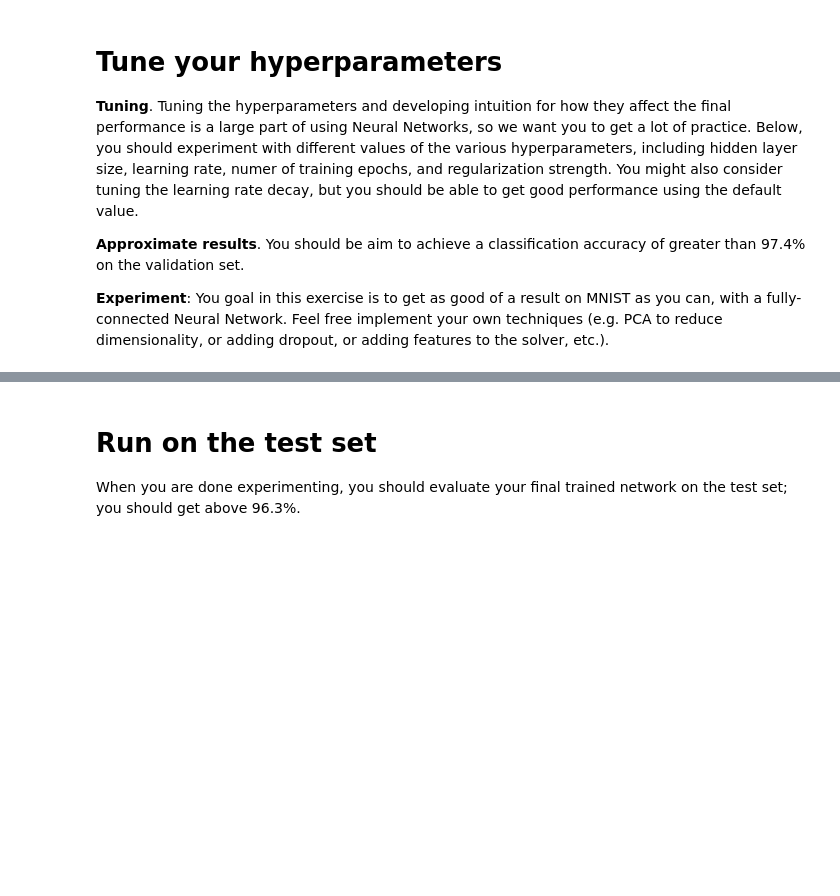
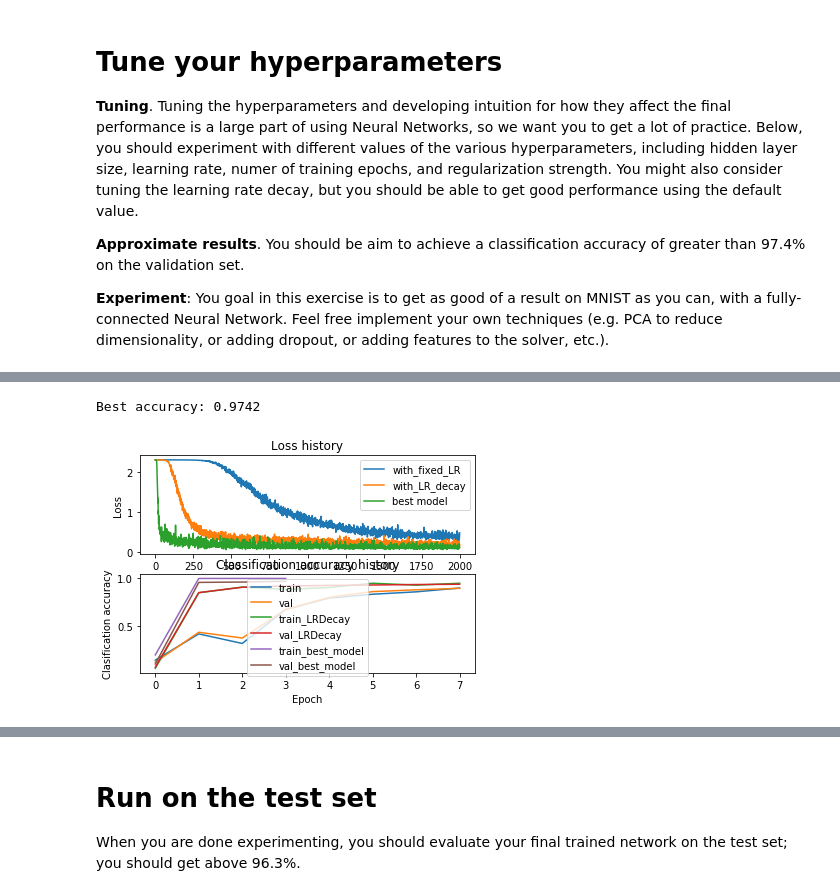
Before and after one commit to nekoteoj/pattern-recognition-work, a Jupyter notebook: HW4/hw4_prob_part1/Simple_Neural_Network_Lab.ipynb, the cells around one changed output, grey strips where cells are left out. Cells and saved outputs as stored; diff of their text form; code cells hidden in the pictures; blank space fills up the shorter version.

```diff
--- a/HW4/hw4_prob_part1/Simple_Neural_Network_Lab.ipynb
+++ b/HW4/hw4_prob_part1/Simple_Neural_Network_Lab.ipynb
@@ -313,6 +350,26 @@ best_net = None # store the best model into this
 # write code to sweep through possible combinations of hyperparameters          #
 # automatically like we did on the previous exercises.                          #
 #################################################################################
+from tqdm import tqdm_notebook
+
+val_acc_best_net = 0
+best_net = None
+stats_best_net = None
+
+for lr in tqdm_notebook(np.linspace(1e-2, 3e-3, 5)):
+    for lrd in tqdm_notebook(np.arange(0.85, 0.95, 0.05)):
+        for reg in tqdm_notebook([0.01, 0.1]):
+            net = TwoLayerNet(input_size, hidden_size, num_classes)
+            stats_net = net.train(X_train, y_train, X_val, y_val,
+                    num_iters=2000, batch_size=100,
+                    learning_rate=lr, learning_rate_decay=lrd,
+                    reg=reg, verbose=False)
+            val_acc_net = (net.predict(X_val) == y_val).mean()
+            if val_acc_net > val_acc_best_net:
+                print("Best at:", val_acc_net, lr, lrd, reg)
+                val_acc_best_net = val_acc_net
+                best_net = net
+                stats_best_net = stats_net
 
 #################################################################################
 #                               END OF TODO#8                                   #
@@ -320,3 +392,32 @@ best_net = None # store the best model into this
+# %%
+print('Best accuracy:', val_acc_best_net)
+# %% [output]
+Best accuracy: 0.9742
+# %%
+# Plot the loss function and train / validation accuracies
+plt.subplot(2, 1, 1)
+plt.plot(stats['loss_history'], label='with_fixed_LR')
+plt.plot(stats_LRDecay['loss_history'], label='with_LR_decay')
+plt.plot(stats_best_net['loss_history'], label='best model')
+plt.title('Loss history')
+plt.legend()
+plt.xlabel('Iteration')
+plt.ylabel('Loss')
+
+plt.subplot(2, 1, 2)
+plt.plot(stats['train_acc_history'], label='train')
+plt.plot(stats['val_acc_history'], label='val')
+plt.plot(stats_LRDecay['train_acc_history'], label='train_LRDecay')
+plt.plot(stats_LRDecay['val_acc_history'], label='val_LRDecay')
+plt.plot(stats_best_net['train_acc_history'], label='train_best_model')
+plt.plot(stats_best_net['val_acc_history'], label='val_best_model')
+plt.title('Classification accuracy history')
+plt.legend()
+plt.xlabel('Epoch')
+plt.ylabel('Clasification accuracy')
+plt.show()
+# %% [output]
+[figure, added]
 # %%
 # visualize the weights of the best network
 show_net_weights(best_net)
```
Also changed, not shown: parts of 11 cells of this notebook, 5 other files.
